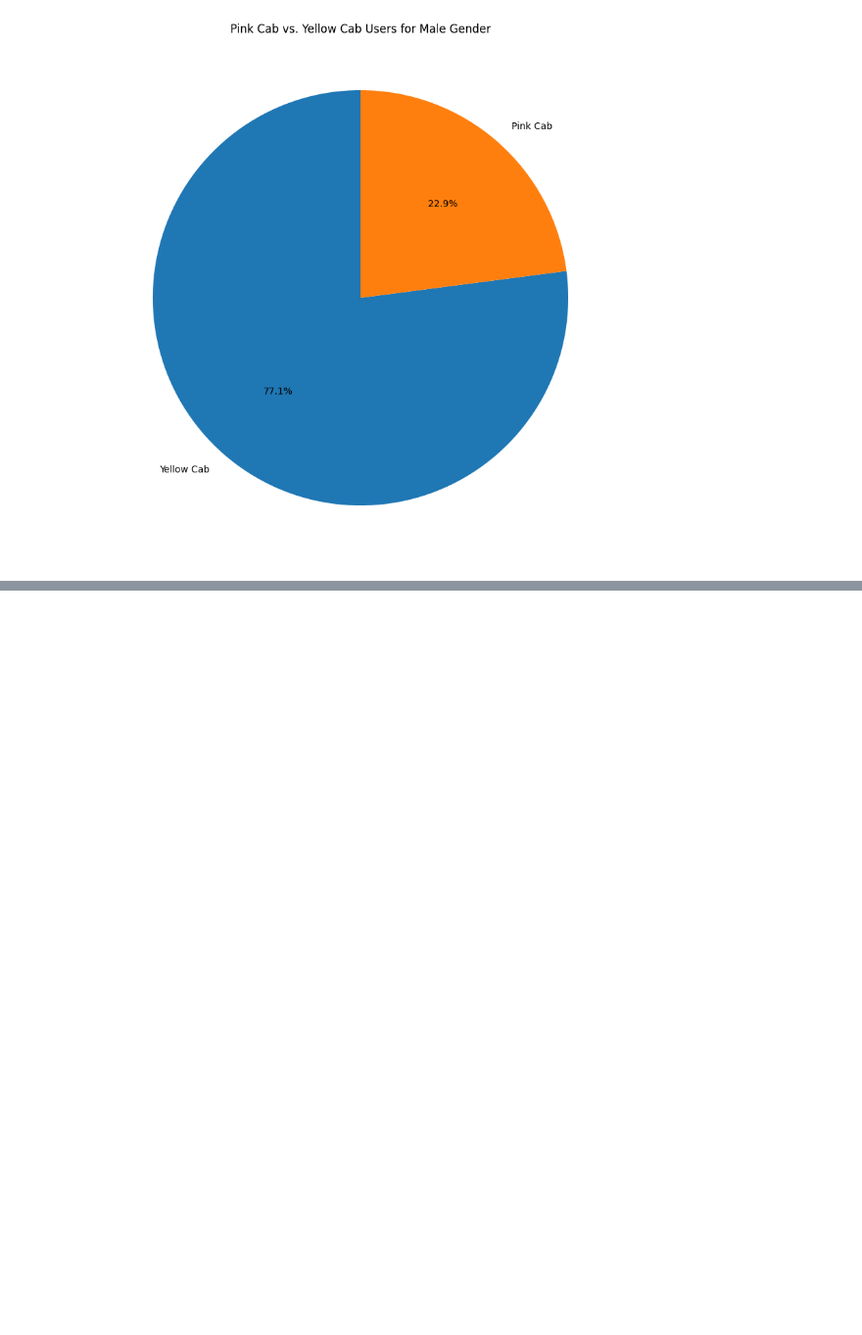
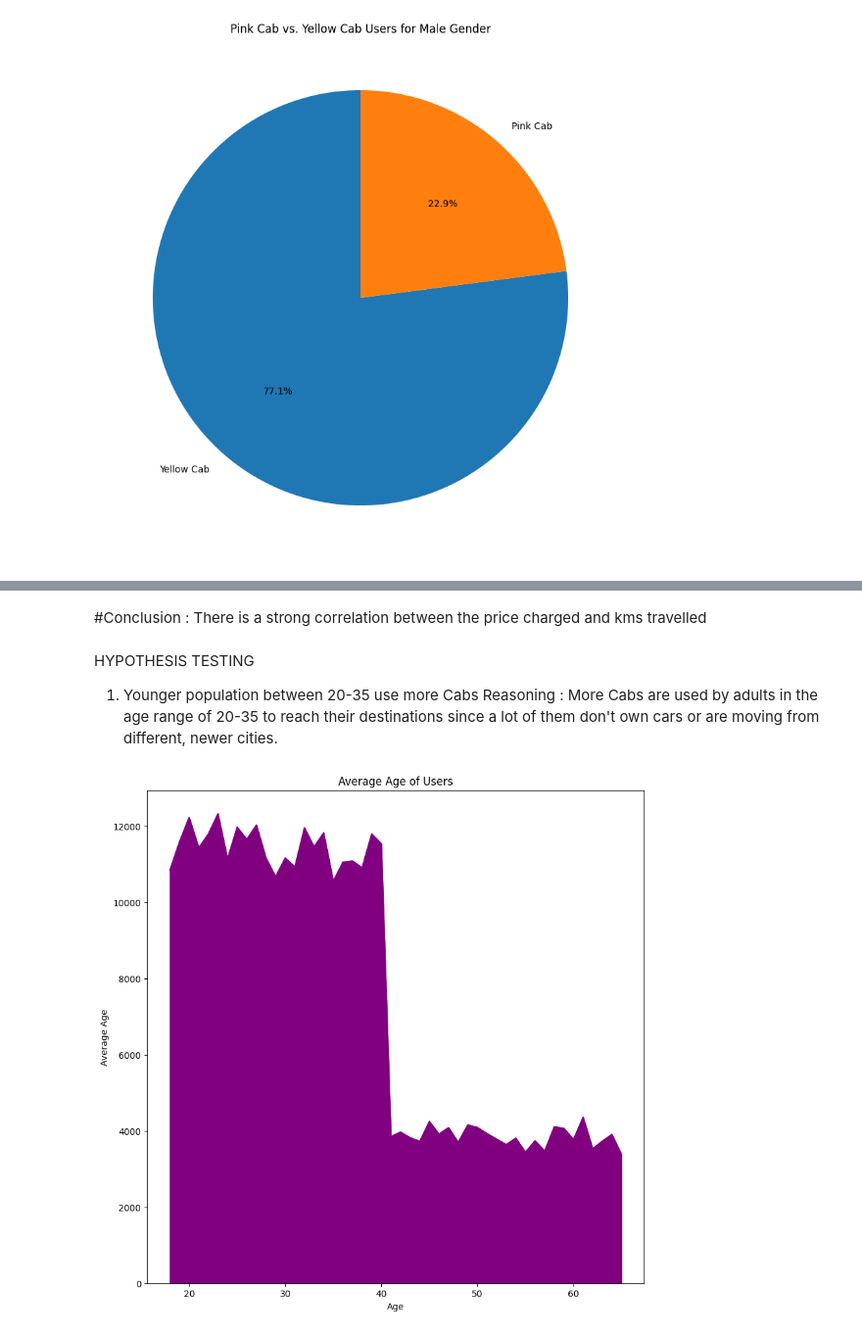
Before and after one commit to RahulKorde19/DataGlacier, a Jupyter notebook: Week2/EDA_Notebook.ipynb, the cells around one changed output, grey strips where cells are left out. Shown at 98% size. Drawn from its saved outputs; the diff is of its cells as text; code cells hidden in the pictures; blank space fills up the shorter version.

```diff
--- a/Week2/EDA_Notebook.ipynb
+++ b/Week2/EDA_Notebook.ipynb
@@ -225,0 +253,21 @@ plt.show()
+# %% [markdown]
+#Conclusion : There is a strong correlation between the price charged and kms travelled
+# %% [markdown]
+HYPOTHESIS TESTING
+1. Younger population between 20-35 use more Cabs
+   Reasoning : More Cabs are used by adults in the age range of 20-35 to reach their destinations since a lot of them don't own cars or are moving from different, newer cities.
+# %%
+#show average age of users using area plot
+#average age of users
+average_age = cab_transaction_customer_city.groupby('Age')['Customer ID'].count()
+average_age.head()
+
+#plotting the area graph
+plt.figure(figsize=(10, 10))
+average_age.plot(kind='area', color='purple')
+plt.xlabel('Age')
+plt.ylabel('Average Age')
+plt.title('Average Age of Users')
+plt.show()
+# %% [output]
+[figure, added]
```
Also changed, not shown: parts of 25 cells of this notebook.
